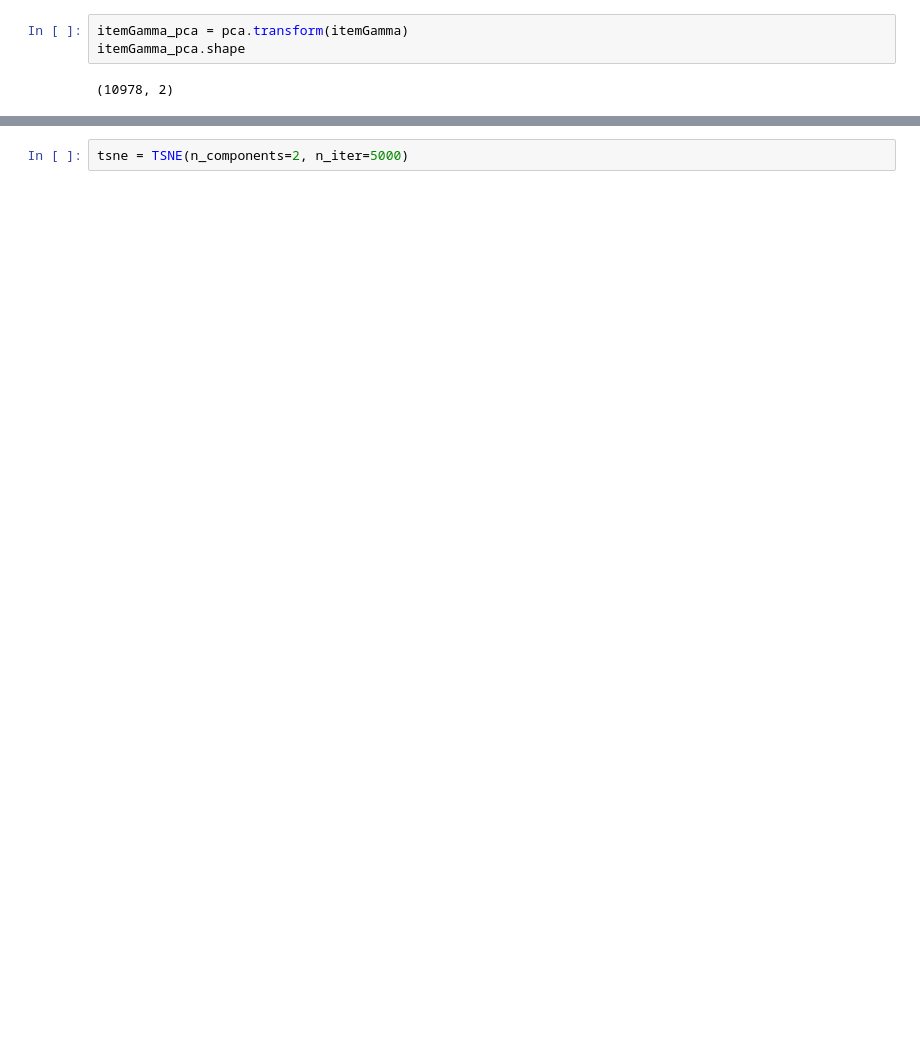
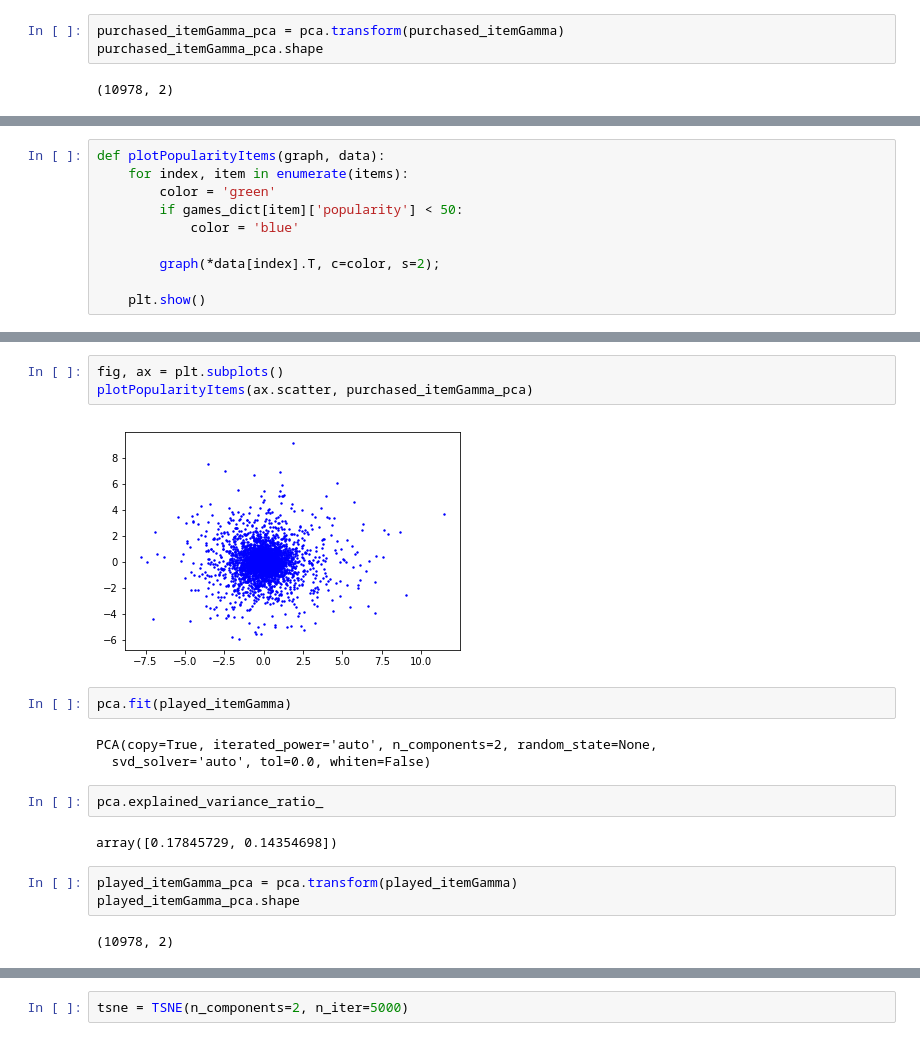
Before and after one commit to c3duan/Steam-Engagement-Predictor, a Jupyter notebook: Latent_Space_Visualization.ipynb, the cells around one changed output, grey strips where cells are left out. Drawn from its saved outputs; the diff is of its cells as text; blank space fills up the shorter version.

```diff
--- a/Latent_Space_Visualization.ipynb
+++ b/Latent_Space_Visualization.ipynb
@@ -61,8 +97,8 @@ pca.explained_variance_ratio_
 # %% [output]
 array([0.12032078, 0.10168586])
 # %%
-itemGamma_pca = pca.transform(itemGamma)
-itemGamma_pca.shape
+purchased_itemGamma_pca = pca.transform(purchased_itemGamma)
+purchased_itemGamma_pca.shape
 # %% [output]
 (10978, 2)
 # %%
@@ -106,0 +130,10 @@ interactive(children=(IntSlider(value=10, description='dist', max=10), Output())
+# %%
+def plotPopularityItems(graph, data):
+    for index, item in enumerate(items):
+        color = 'green'
+        if games_dict[item]['popularity'] < 50:
+            color = 'blue'
+
+        graph(*data[index].T, c=color, s=2);
+
+    plt.show()
@@ -106,0 +156,19 @@ interactive(children=(IntSlider(value=10, description='dist', max=10), Output())
+# %%
+fig, ax = plt.subplots()
+plotPopularityItems(ax.scatter, purchased_itemGamma_pca)
+# %% [output]
+[figure, added]
+# %%
+pca.fit(played_itemGamma)
+# %% [output]
+PCA(copy=True, iterated_power='auto', n_components=2, random_state=None,
+  svd_solver='auto', tol=0.0, whiten=False)
+# %%
+pca.explained_variance_ratio_
+# %% [output]
+array([0.17845729, 0.14354698])
+# %%
+played_itemGamma_pca = pca.transform(played_itemGamma)
+played_itemGamma_pca.shape
+# %% [output]
+(10978, 2)
```
Also changed, not shown: parts of 34 cells of this notebook, 1 other file.
